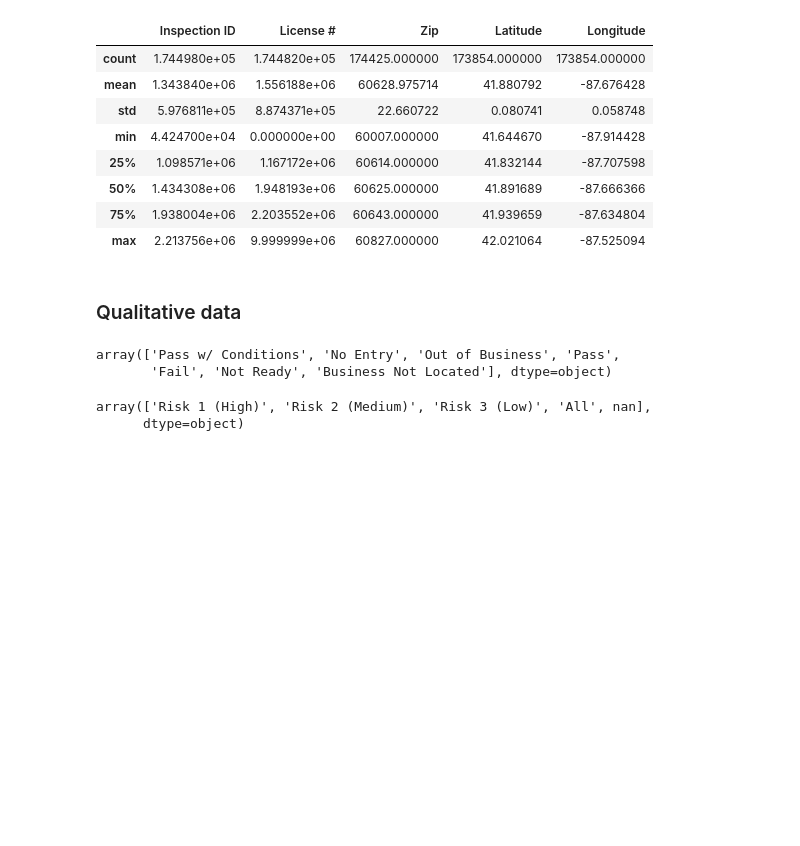
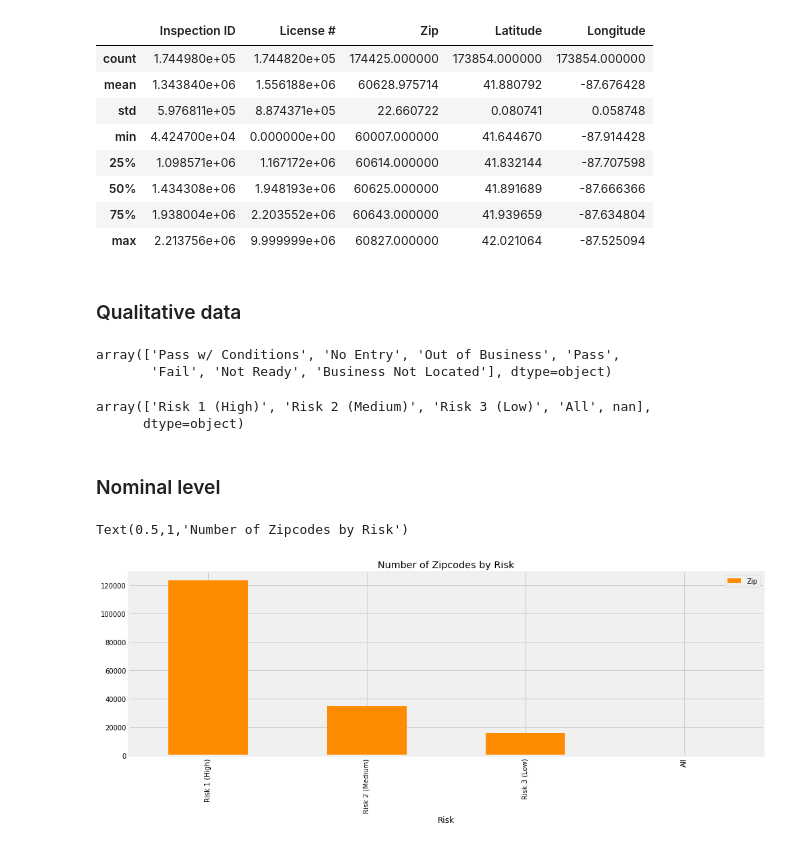
Before and after one commit to yungshun317/feature-understanding, a Jupyter notebook: food_inspections.ipynb, the cells around one changed output. Drawn from its saved outputs; the diff is of its cells as text; code cells hidden in the pictures; blank space fills up the shorter version.

```diff
--- a/food_inspections.ipynb
+++ b/food_inspections.ipynb
@@ -87,3 +87,15 @@ food['Risk'].unique()
 # %% [output]
 array(['Risk 1 (High)', 'Risk 2 (Medium)', 'Risk 3 (Low)', 'All', nan],
       dtype=object)
+# %% [markdown]
+### Nominal level
+# %%
+fig = plt.figure(figsize=(15,5))
+ax = fig.gca()
+
+food.groupby('Risk')[['Zip']].count().sort_values(
+    'Zip', ascending=False).tail(50).plot.bar(stacked=False, ax=ax, color='darkorange')
+ax.set_title('Number of Zipcodes by Risk')
+# %% [output]
+Text(0.5,1,'Number of Zipcodes by Risk')
+[figure, added]
```
Also changed, not shown: parts of 7 cells of this notebook.
